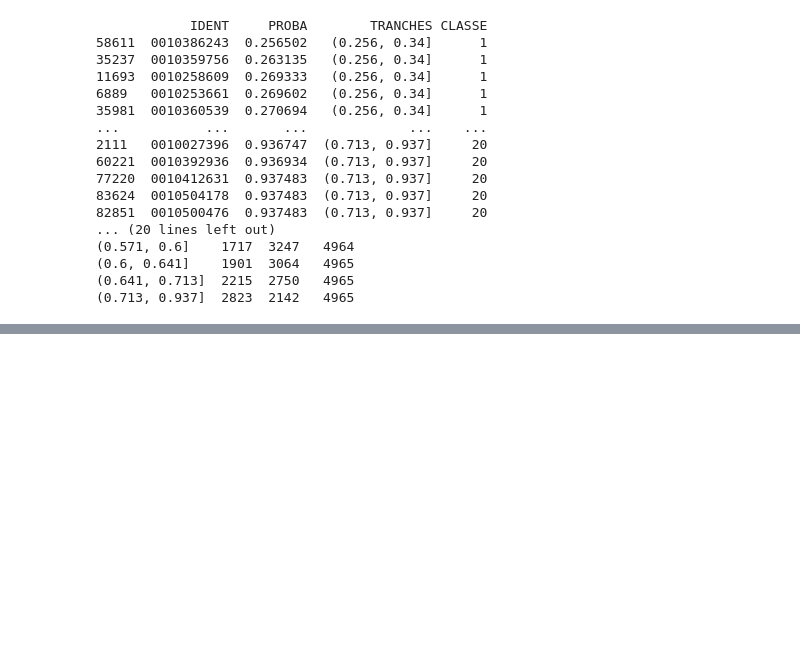
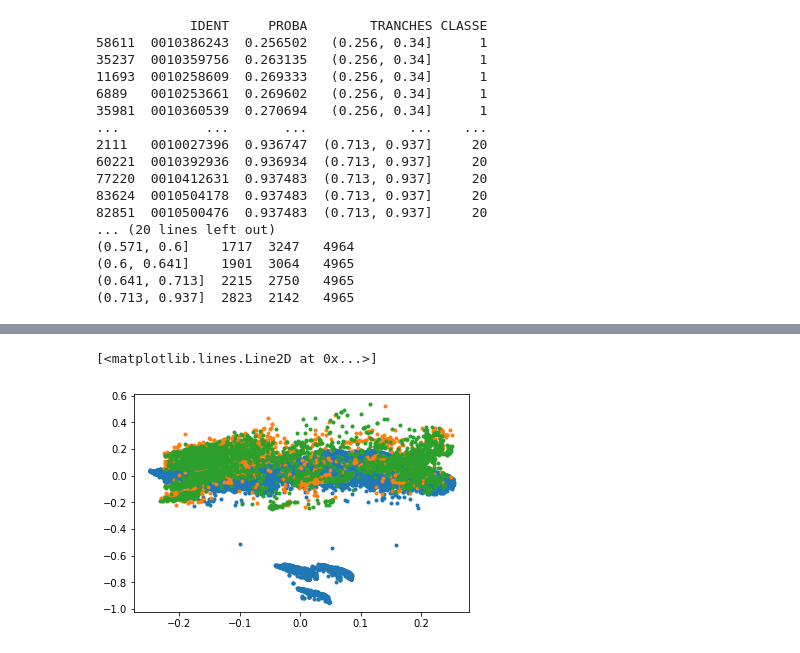
Before and after one commit to christian235711/Predict_models_fdf21, a Jupyter notebook: FDF21_Comparaison.ipynb, the cells around one changed output, grey strips where cells are left out. Cells and saved outputs as stored; diff of their text form; code cells hidden in the pictures; blank space fills up the shorter version.

```diff
--- a/FDF21_Comparaison.ipynb
+++ b/FDF21_Comparaison.ipynb
@@ -1922,0 +2048,7 @@ See the caveats in the documentation: https://pandas.pydata.org/pandas-docs/stab
+# %%
+§plt.plot(coord_sans_nan[:,0],coord_sans_nan[:,1], "." )
+plt.plot(coord_sans_nan[temp_test_test_left["left"]==20, 0], coord_sans_nan[temp_test_test_left["left"]==20, 2], ".")
+plt.plot(coord_sans_nan[temp_test_test_right["right"]==20, 0], coord_sans_nan[temp_test_test_right["right"]==20, 2], ".")
+# %% [output]
+[<matplotlib.lines.Line2D at 0x...>]
+[figure, added]
```
Also changed, not shown: parts of 23 cells of this notebook.
